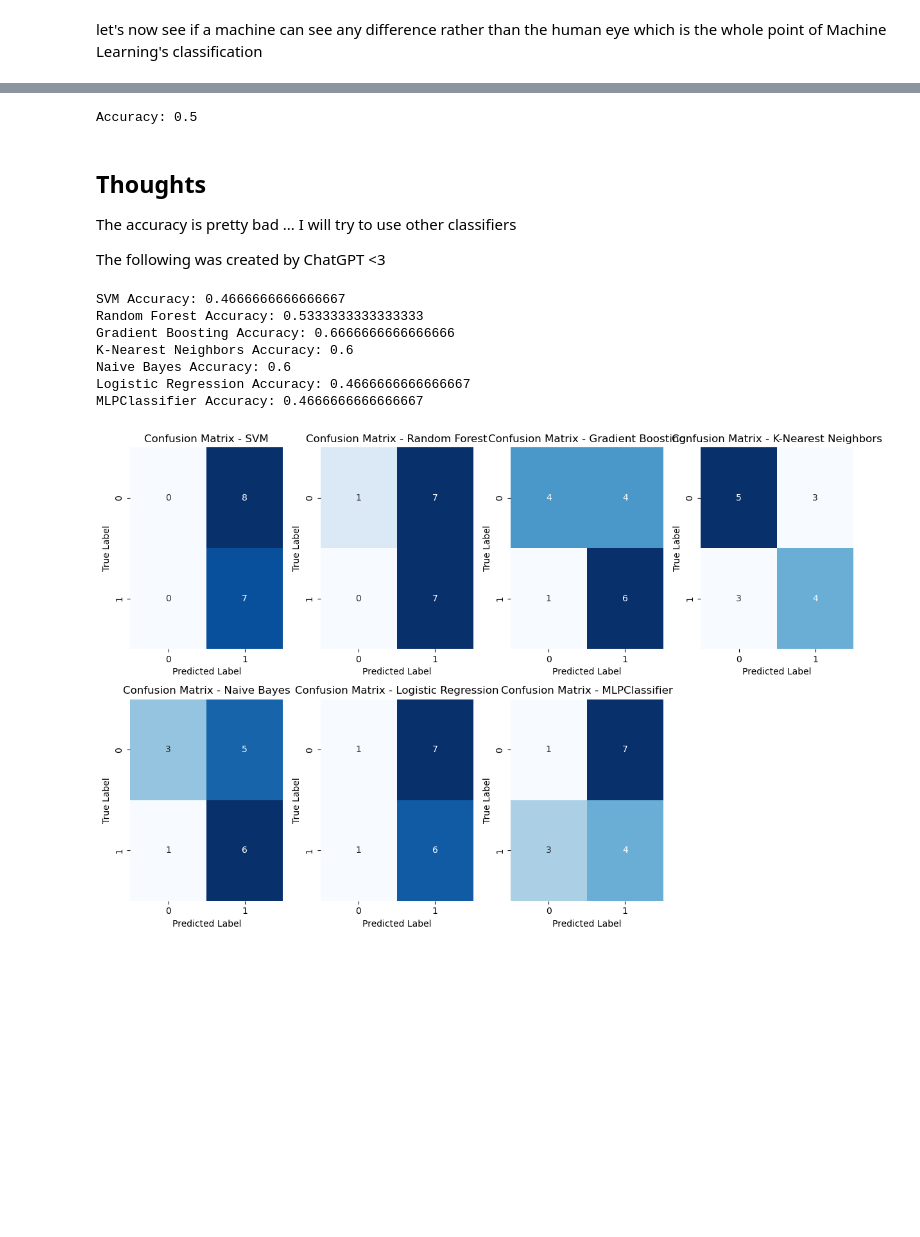
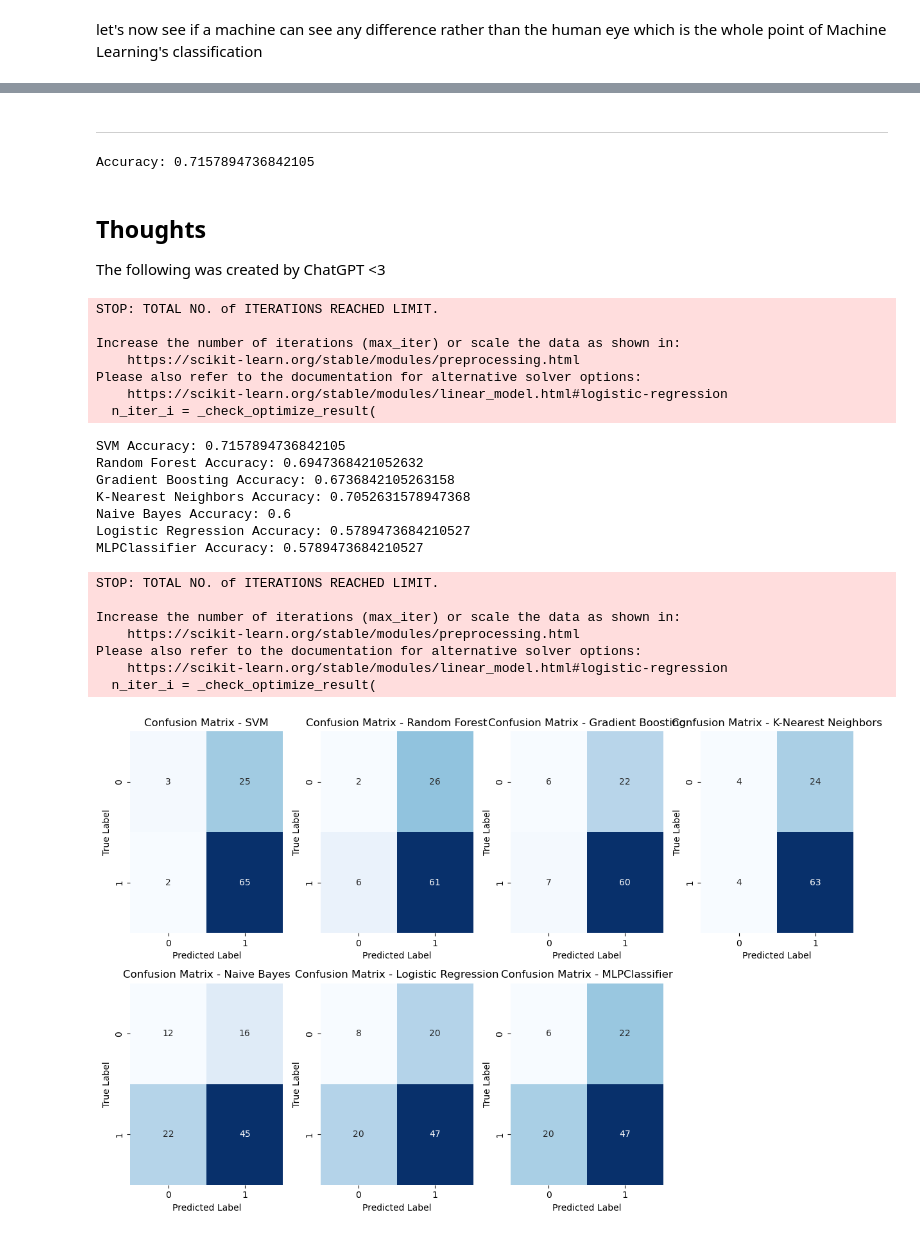
Before and after one commit to MyelinGroup/myelin-fuzzy-logic, a Jupyter notebook: further-anlysis-on-the-data-dictionary-myelin.ipynb, the cells around one changed output, grey strips where cells are left out. Saved outputs shown, nothing was run; the diff lists cells and outputs as text; code cells hidden in the pictures; blank space fills up the shorter version.

Commit message:
Trained the classifers on datasets from 10 trials

```diff
--- a/further-anlysis-on-the-data-dictionary-myelin.ipynb
+++ b/further-anlysis-on-the-data-dictionary-myelin.ipynb
@@ -132,7 +132,7 @@ df_f6 = "https://raw.githubusercontent.com/MyelinGroup/myelin-fuzzy-logic/main/O
 df_f7 = "https://raw.githubusercontent.com/MyelinGroup/myelin-fuzzy-logic/main/Our%20Recorded%20Data/FlappyBird_Trial_7/FlappyB_7.csv"
 df_f8 = "https://raw.githubusercontent.com/MyelinGroup/myelin-fuzzy-logic/main/Our%20Recorded%20Data/FlappyBird_Trial_8/FlappyB_8.csv"
 df_f9 = "https://raw.githubusercontent.com/MyelinGroup/myelin-fuzzy-logic/main/Our%20Recorded%20Data/FlappyBird_Trial_9/FlappyB_9.csv"
-
+df_f10 = "https://raw.githubusercontent.com/MyelinGroup/myelin-fuzzy-logic/main/Our%20Recorded%20Data/FlappyBird_Trial_10/FlappyB_10.csv"
 
 df_e1 = "https://raw.githubusercontent.com/MyelinGroup/myelin-fuzzy-logic/main/Our%20Recorded%20Data/FlappyBird_Trial_1/FlappyBird_Trial_1_ExG.csv"
 df_e2 = "https://raw.githubusercontent.com/MyelinGroup/myelin-fuzzy-logic/main/Our%20Recorded%20Data/FlappyBird_Trial_2/FlappyBird_Trial_2_ExG.csv"
@@ -143,5 +143,18 @@ df_e6 = "https://raw.githubusercontent.com/MyelinGroup/myelin-fuzzy-logic/main/O
 df_e7 = "https://raw.githubusercontent.com/MyelinGroup/myelin-fuzzy-logic/main/Our%20Recorded%20Data/FlappyBird_Trial_7/FlappyBird_Trial_7_ExG.csv"
 df_e8 = "https://raw.githubusercontent.com/MyelinGroup/myelin-fuzzy-logic/main/Our%20Recorded%20Data/FlappyBird_Trial_8/FlappyBird_Trial_8_ExG.csv"
 df_e9 = "https://raw.githubusercontent.com/MyelinGroup/myelin-fuzzy-logic/main/Our%20Recorded%20Data/FlappyBird_Trial_9/FlappyBird_Trial_9_ExG.csv"
+df_e10 = "https://raw.githubusercontent.com/MyelinGroup/myelin-fuzzy-logic/main/Our%20Recorded%20Data/FlappyBird_Trial_10/FlappyBird_Trial_10_ExG.csv"
 # %% [markdown]
 Create the dictionary based on recording number 5
+# %%
+model1 = DataAnalysis(df_e1, df_f1, 2, 1686188325437, 943743)
+model2 = DataAnalysis(df_e2, df_f2, 2, 1686188325437, 943743)
+model3 = DataAnalysis(df_e3, df_f3, 2, 1686488823297, 704365)
+model4 = DataAnalysis(df_e4, df_f4, 2, 1686490104157, 1985220)
+model5 = DataAnalysis(df_e5, df_f5, 2, 1686490572615, 2453683)
+model6 = DataAnalysis(df_e6, df_f6, 2, 1686582948202, 94839527)
+model7 = DataAnalysis(df_e7, df_f7, 2, 1686583765006, 95656333)
+model8 = DataAnalysis(df_e8, df_f8, 2, 1686584209841, 96101166)
+model9 = DataAnalysis(df_e9, df_f9, 2, 1686585053638, 96944963)
+model10 = DataAnalysis(df_e10, df_f10, 2, 1686585528198, 97419524)
+models = [model1, model2, model3, model4, model5, model6, model7, model8, model9, model10]
@@ -456,3 +471,9 @@ print('\n Shape of ends:           ', end.shape )
+# %%
+neutral = []
+end = []
+for modeln in models:
+    neutral.extend(modeln.get_analysis_timestamps()['neutral'])
+    end.extend(modeln.get_analysis_timestamps()['end'])
 # %%
 min_std_columns = []
 
@@ -516,7 +537,6 @@ for arr in end:
     # Append the extracted column to the list
     min_std_columns.append(min_std_column)
 
-
 normalized_events = []
 
 # Create an instance of MinMaxScaler
@@ -524,17 +544,18 @@ scaler = MinMaxScaler()
 
 # Iterate over the extracted columns
 for col in min_std_columns:
-    # Reshape the column to a 2D array (required by MinMaxScaler)
-    col_2d = col.reshape(-1, 1)
+    if(len(col)>0):
+        # Reshape the column to a 2D array (required by MinMaxScaler)
+        col_2d = col.reshape(-1, 1)
 
-    # Normalize the column using MinMaxScaler
-    normalized_col = scaler.fit_transform(col_2d)
+        # Normalize the column using MinMaxScaler
+        normalized_col = scaler.fit_transform(col_2d)
 
-    # Flatten the normalized column back to 1D
-    normalized_col = normalized_col.flatten()
+        # Flatten the normalized column back to 1D
+        normalized_col = normalized_col.flatten()
 
-    # Append the normalized column to the list
-    normalized_events.append(normalized_col)
+        # Append the normalized column to the list
+        normalized_events.append(normalized_col)
 
 train_ends= normalized_events
 
@@ -646,3 +663,5 @@ print(samples)
+# %% [markdown]
+---
 # %%
 
 
@@ -668,12 +687,10 @@ accuracy = svm_model.score(X_test, y_test)
 
 print("Accuracy:", accuracy)
 # %% [output]
-Accuracy: 0.5
+Accuracy: 0.7157894736842105
 # %% [markdown]
 ## Thoughts
 
-The accuracy is pretty bad ... I will try to use other classifiers
-
 The following was created by ChatGPT <3
 # %%
 from sklearn.model_selection import train_test_split
@@ -688,7 +705,7 @@ import matplotlib.pyplot as plt
 import seaborn as sns
 
 # Split the data into train and test sets
-X_train, X_test, y_train, y_test = train_test_split(X, y, test_size=0.25, random_state=42)
+X_train, X_test, y_train, y_test = train_test_split(X, y, test_size=0.20, random_state=42)
 
 # Define the classifiers
 classifiers = {
@@ -700,41 +717,55 @@ classifiers = {
     'Logistic Regression': LogisticRegression(),
     'MLPClassifier': MLPClassifier()
 }
 
 # Train and evaluate the classifiers
 results = {}
 for name, clf in classifiers.items():
     clf.fit(X_train, y_train)
     y_pred = clf.predict(X_test)
     accuracy = accuracy_score(y_test, y_pred)
     results[name] = accuracy
 
 # Print the results
 for name, accuracy in results.items():
     print(f'{name} Accuracy: {accuracy}')
 
 # Plot the confusion matrices
 plt.figure(figsize=(12, 8))
 for i, (name, clf) in enumerate(classifiers.items(), 1):
     ax = plt.subplot(2, 4, i)
     clf.fit(X_train, y_train)
     y_pred = clf.predict(X_test)
     cm = confusion_matrix(y_test, y_pred)
     sns.heatmap(cm, annot=True, cmap='Blues', fmt='d', cbar=False)
     plt.title(f'Confusion Matrix - {name}')
     plt.xlabel('Predicted Label')
     plt.ylabel('True Label')
 plt.tight_layout()
 plt.show()
 # %% [output]
-SVM Accuracy: 0.4666666666666667
-Random Forest Accuracy: 0.5333333333333333
-Gradient Boosting Accuracy: 0.6666666666666666
-K-Nearest Neighbors Accuracy: 0.6
-Naive Bayes Accuracy: 0.6
-Logistic Regression Accuracy: 0.4666666666666667
-MLPClassifier Accuracy: 0.4666666666666667
+STOP: TOTAL NO. of ITERATIONS REACHED LIMIT.
+
+Increase the number of iterations (max_iter) or scale the data as shown in:
+    https://scikit-learn.org/stable/modules/preprocessing.html
+Please also refer to the documentation for alternative solver options:
+    https://scikit-learn.org/stable/modules/linear_model.html#logistic-regression
+  n_iter_i = _check_optimize_result(
+SVM Accuracy: 0.7157894736842105
+Random Forest Accuracy: 0.6947368421052632
+Gradient Boosting Accuracy: 0.6736842105263158
+K-Nearest Neighbors Accuracy: 0.7052631578947368
+Naive Bayes Accuracy: 0.6
+Logistic Regression Accuracy: 0.5789473684210527
+MLPClassifier Accuracy: 0.5789473684210527
+STOP: TOTAL NO. of ITERATIONS REACHED LIMIT.
+
+Increase the number of iterations (max_iter) or scale the data as shown in:
+    https://scikit-learn.org/stable/modules/preprocessing.html
+Please also refer to the documentation for alternative solver options:
+    https://scikit-learn.org/stable/modules/linear_model.html#logistic-regression
+  n_iter_i = _check_optimize_result(
-[figure, old version]
+[figure, new version]
 # %%
 classifiers = [
     SVC(),
```
Also changed, not shown: parts of 11 cells of this notebook.
